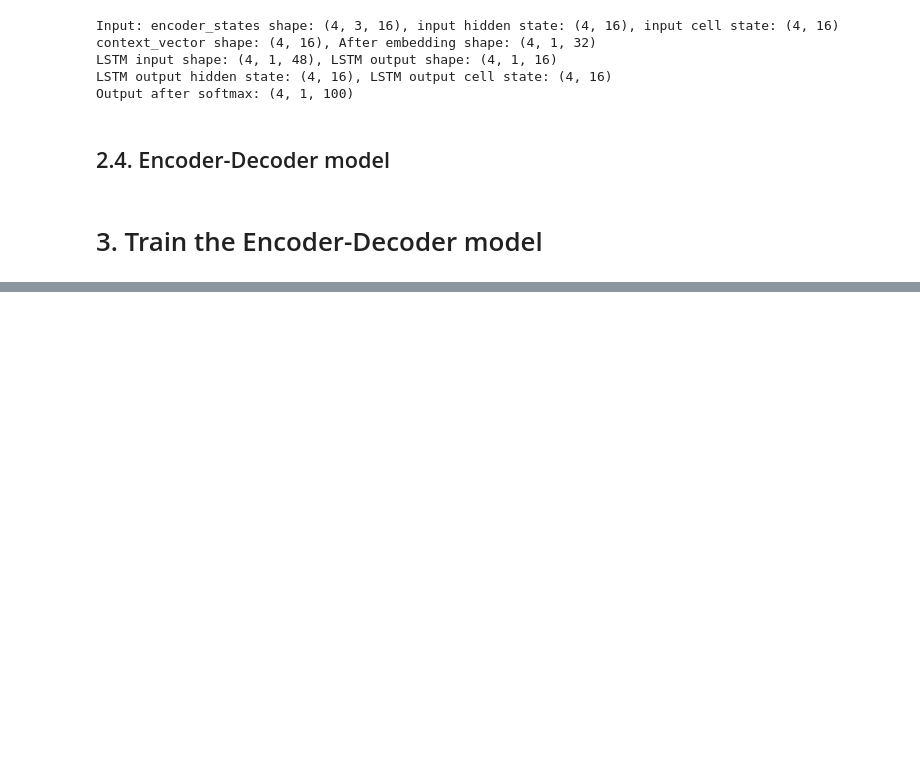
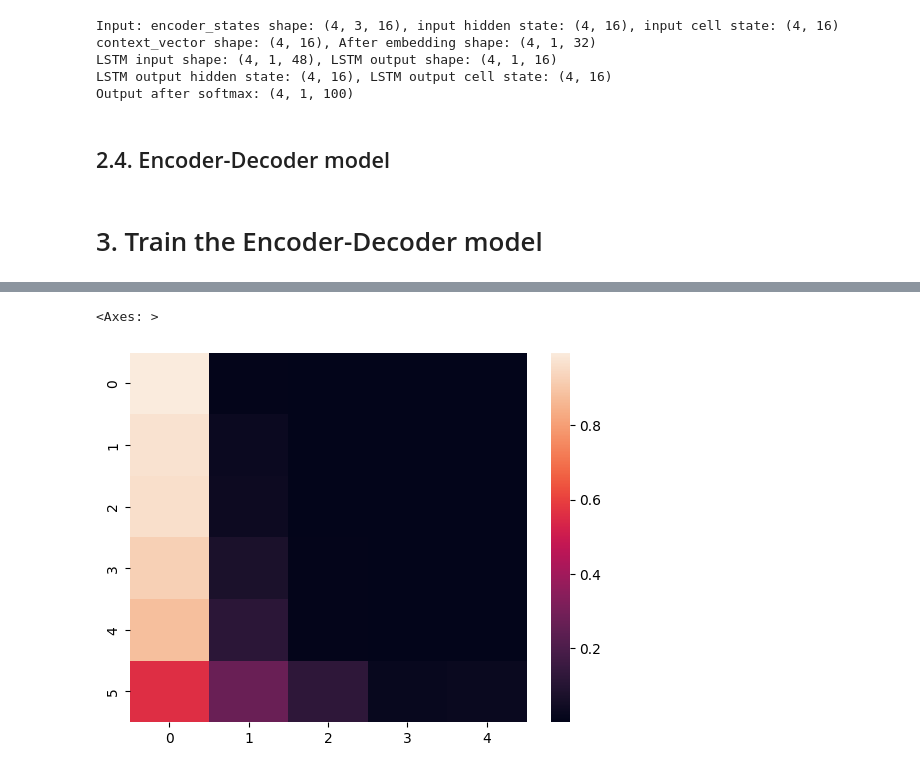
Before and after one commit to aakhterov/ML_algorithms_from_scratch, a Jupyter notebook: machine_translation_using_bahdanau_attention.ipynb, the cells around one changed output, grey strips where cells are left out. Drawn from its saved outputs; the diff is of its cells as text; code cells hidden in the pictures; blank space fills up the shorter version.

```diff
--- a/machine_translation_using_bahdanau_attention.ipynb
+++ b/machine_translation_using_bahdanau_attention.ipynb
@@ -413,7 +434,7 @@ class Decoder(tf.keras.Model):
 
     # Calculate contect vector based on Bahdanau attention mechanism
     # context_vector dimension is (batch_size, lstm_hidden_units)
-    context_vector, _ = self.attention(encoder_states, hidden_state)
+    context_vector, attention_weights = self.attention(encoder_states, hidden_state)
 
     # Get target language embedding
     x_embd = self.emedding(x)
@@ -434,14 +455,14 @@ class Decoder(tf.keras.Model):
       print(f"LSTM output hidden state: {h.shape}, LSTM output cell state: {c.shape}")
       print(f"Output after softmax: {out.shape}")
 
-    return out, h, c
+    return out, h, c, attention_weights
 # %%
 # Test Decoder
 dec = Decoder(output_vocab=100, embedding_dim=32, lstm_hidden_units=16)
 x = np.zeros((4, 1))
 decoder_states = tf.convert_to_tensor(np.zeros((4, 16)), dtype=tf.float32), tf.convert_to_tensor((np.zeros((4, 16))), dtype=tf.float32)
 encoder_states = tf.convert_to_tensor(np.zeros((4, 3, 16)), dtype=tf.float32)
-out, h, c = dec(x=x, decoder_states=decoder_states, encoder_states=encoder_states, is_verbose=True)
+out, h, c, _ = dec(x=x, decoder_states=decoder_states, encoder_states=encoder_states, is_verbose=True)
 # %% [output]
 Input: encoder_states shape: (4, 3, 16), input hidden state: (4, 16), input cell state: (4, 16)
 context_vector shape: (4, 16), After embedding shape: (4, 1, 32)
@@ -828,0 +862,12 @@ plt.show()
+# %%
+def predict(sentence: str, end_token_index: int) -> str:
+  input = encoder_vec.predict([sentence])
+  input = list(filter(lambda x: x!=0, input[0]))
+  output, attention_weights = model.predict(np.array([input]))
+  tokens, att_weights = [], []
+  for idx, token in enumerate(output):
+    if token == end_token_index:
+      break
+    tokens.append(token)
+    att_weights.append(attention_weights[0][idx])
+  return decoder_vec.token_to_text(tokens), att_weights
@@ -828,0 +880,5 @@ plt.show()
+# %%
+sns.heatmap(att_weights)
+# %% [output]
+<Axes: >
+[figure, added]
```
Also changed, not shown: parts of 11 cells of this notebook.
